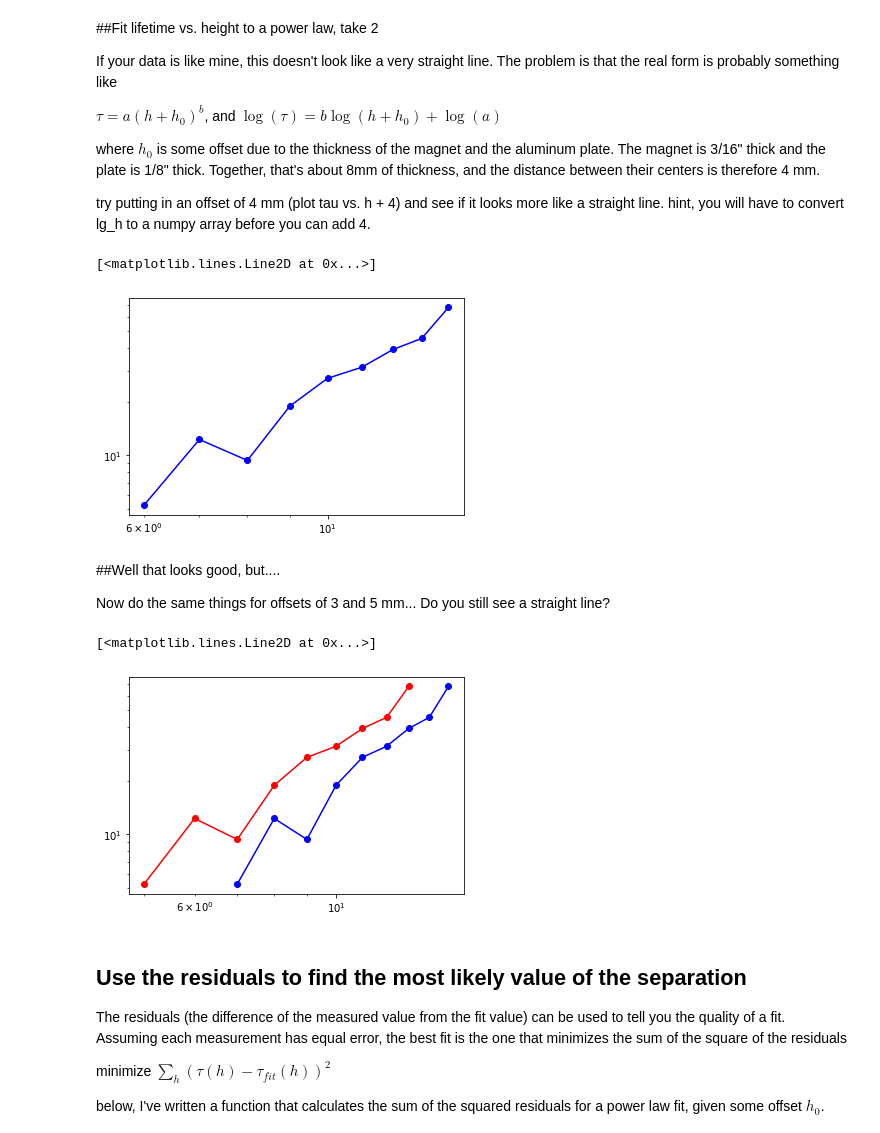
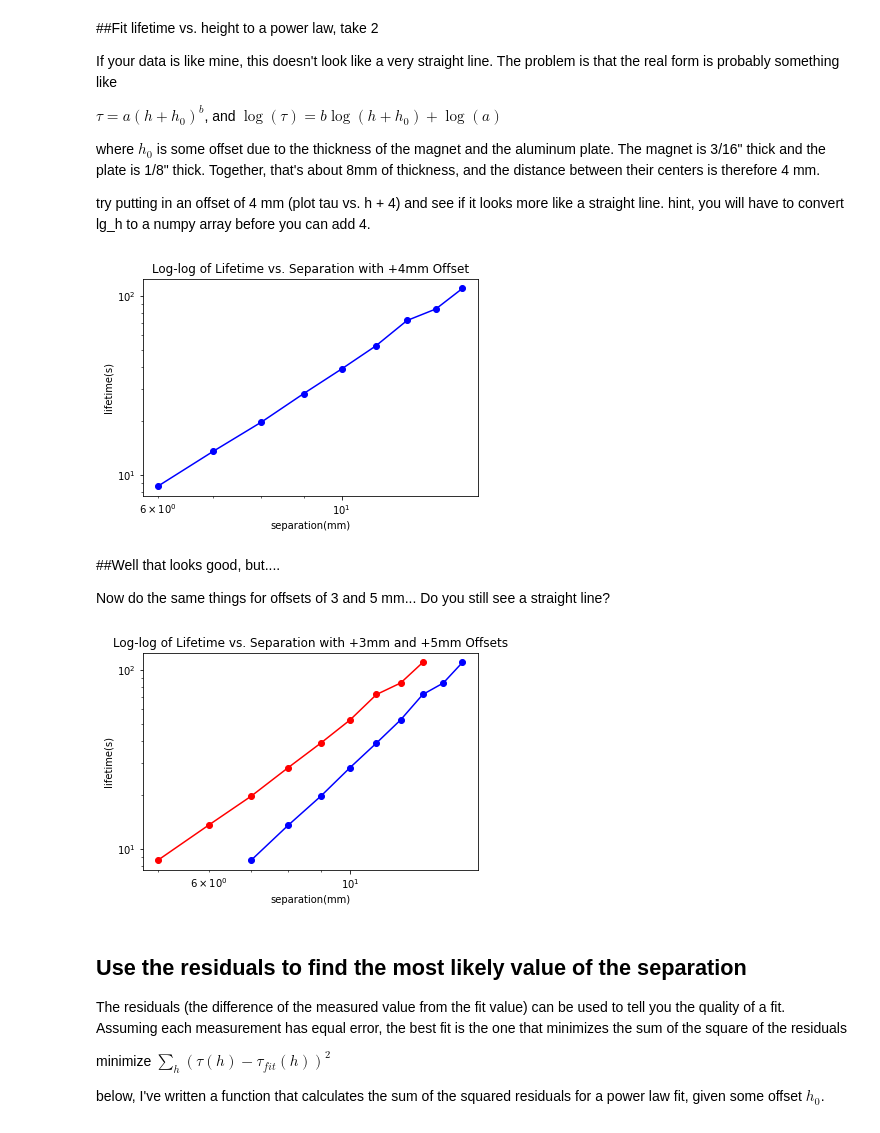
Before and after one commit to NYUExperimentalPhysics1-2021/labanalysis2-umanarahman, a Jupyter notebook: LabAnalysis2.ipynb, the cells around one changed output. Saved outputs shown, nothing was run; the diff lists cells and outputs as text; code cells hidden in the pictures.

```diff
--- a/LabAnalysis2.ipynb
+++ b/LabAnalysis2.ipynb
@@ -223,7 +223,7 @@ The load commands take an optional argument, maxTime that cuts the length of the
 We have to iterate in a slightly different way, so we've written the for loop structure for you - it's your job to fill in the rest
 # %%
 expt_set_dirs =  ["3mm", "6mm", "9mm"] #replace with your own directory names
-lifetime = [47.2, 33.3, 43.2] #replace with the lifetimes you measured above
+lifetime = [13.2, 37.7, 81.7] #replace with the lifetimes you measured above
 for i in range(3):
   expt_set_dir = expt_set_dirs[i]
   slope_lifetime = []
@@ -278,7 +278,7 @@ Hint: change the order, so you first calculate the fit, then make the plot, like
 double hint: this hint may give away an answer to a previous question
 # %%
 expt_set_dirs =  ["3mm", "6mm", "9mm"] #replace with your own directory names
-lifetime = [47.2, 33.3, 43.2] #replace with the lifetimes you measured above
+lifetime = [13.2, 37.7, 81.7] #replace with the lifetimes you measured above
 for i in range(3):
   expt_set_dir = expt_set_dirs[i]
   slope_lifetime = []
@@ -288,8 +288,8 @@ for i in range(3):
   for file in largeSlope[expt_set_dir]:
     time, slope, number = loadSlopeFile(file, lifetime[i]*1.5)
     #CODE11: three lines of code that do an exponential fit, semilog plot (with slope scaled by 1/a), and add lifetime to list
+    a,b,*_ = fitExponential(time - time[0], slope)
     plt.semilogy(time - time[0], slope)
-    a,b,*_ = fitExponential(time - time[0], slope)
     slope_lifetime.append(-1/b)
   #CODE12: two lines of code that calculate mean and standard deviation
   mu = np.mean(slope_lifetime)
@@ -300,8 +300,8 @@ for i in range(3):
   for file in largeAmplitude[expt_set_dir]:
     time, amp, number = loadAmpltidueFile(file, lifetime[i]*1.5)
     #CODE12: three lines of code that do an exponential fit, semilog plot (with amplitude squared scaled by 1/a), and add lifetime to list
+    a,b,*_ = fitExponential(time - time[0], amp**2/a)
     plt.semilogy(time - time[0], amp**2)
-    a,b,*_ = fitExponential(time - time[0], amp**2/a)
     ampsq_lifetime.append(-1/b)
   #CODE13: two lines of code that calculate mean and standard deviation
   mu = np.mean(ampsq_lifetime)
@@ -404,9 +407,12 @@ try putting in an offset of 4 mm (plot tau vs. h + 4) and see if it looks more l
 # %%
 #CODE 20: log-log plot of lifetime vs. separation + 4 mm
 plt.loglog(lg_h + 4, lg_tau, "bo-")
+plt.xlabel('separation(mm)')
+plt.ylabel('lifetime(s)')
+plt.title("Log-log of Lifetime vs. Separation with +4mm Offset")
+plt.show()
 # %% [output]
-[<matplotlib.lines.Line2D at 0x...>]
-[figure, old version]
+[figure, new version]
 # %% [markdown]
 ##Well that looks good, but....
 
@@ -415,9 +421,12 @@ Now do the same things for offsets of 3 and 5 mm... Do you still see a straight
 #CODE 21: two lines: log-log plots of lifetime vs. separation + 3mm and + 5mm, one in red and one in blue
 plt.loglog(lg_h + 3, lg_tau, "ro-")
 plt.loglog(lg_h + 5, lg_tau, "bo-")
+plt.xlabel('separation(mm)')
+plt.ylabel('lifetime(s)')
+plt.title("Log-log of Lifetime vs. Separation with +3mm and +5mm Offsets")
+plt.show()
 # %% [output]
-[<matplotlib.lines.Line2D at 0x...>]
-[figure, old version]
+[figure, new version]
 # %% [markdown]
 ## Use the residuals to find the most likely value of the separation
 
```
Also changed, not shown: parts of 17 cells of this notebook.
